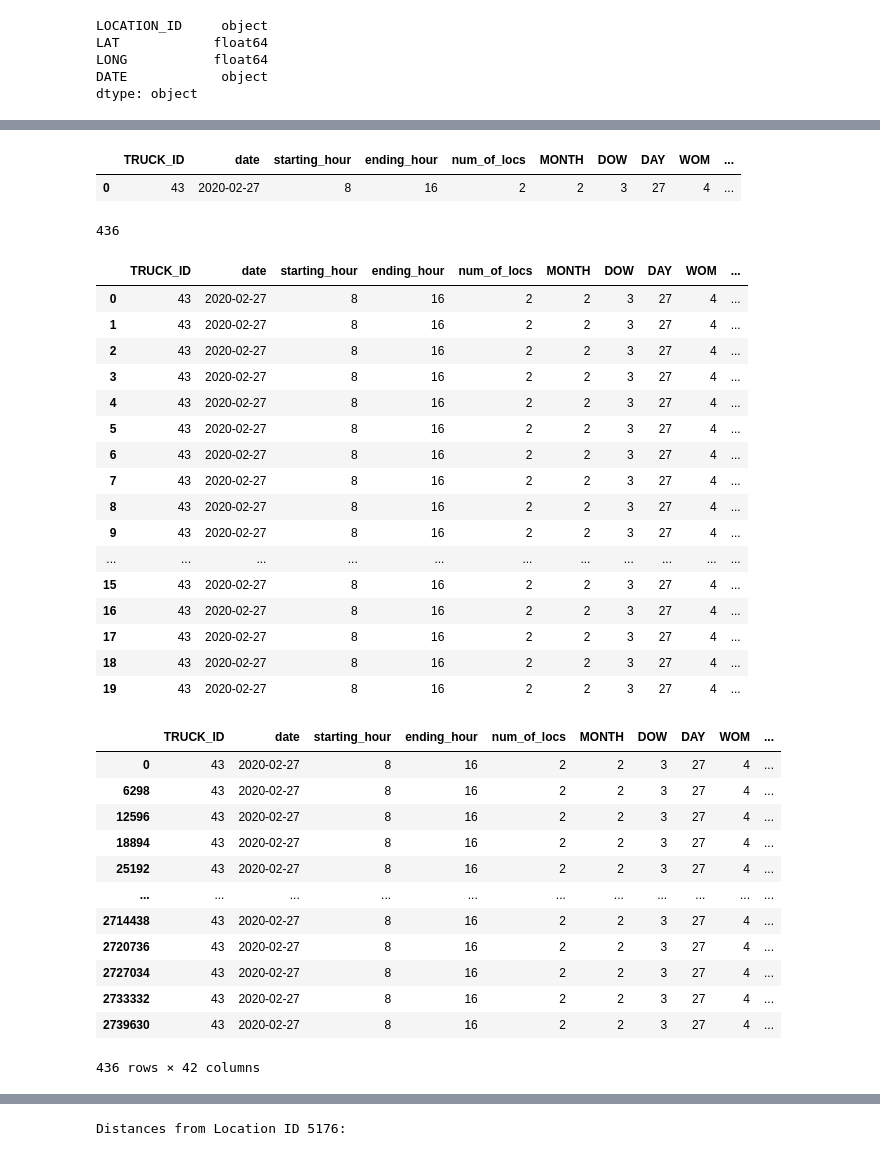
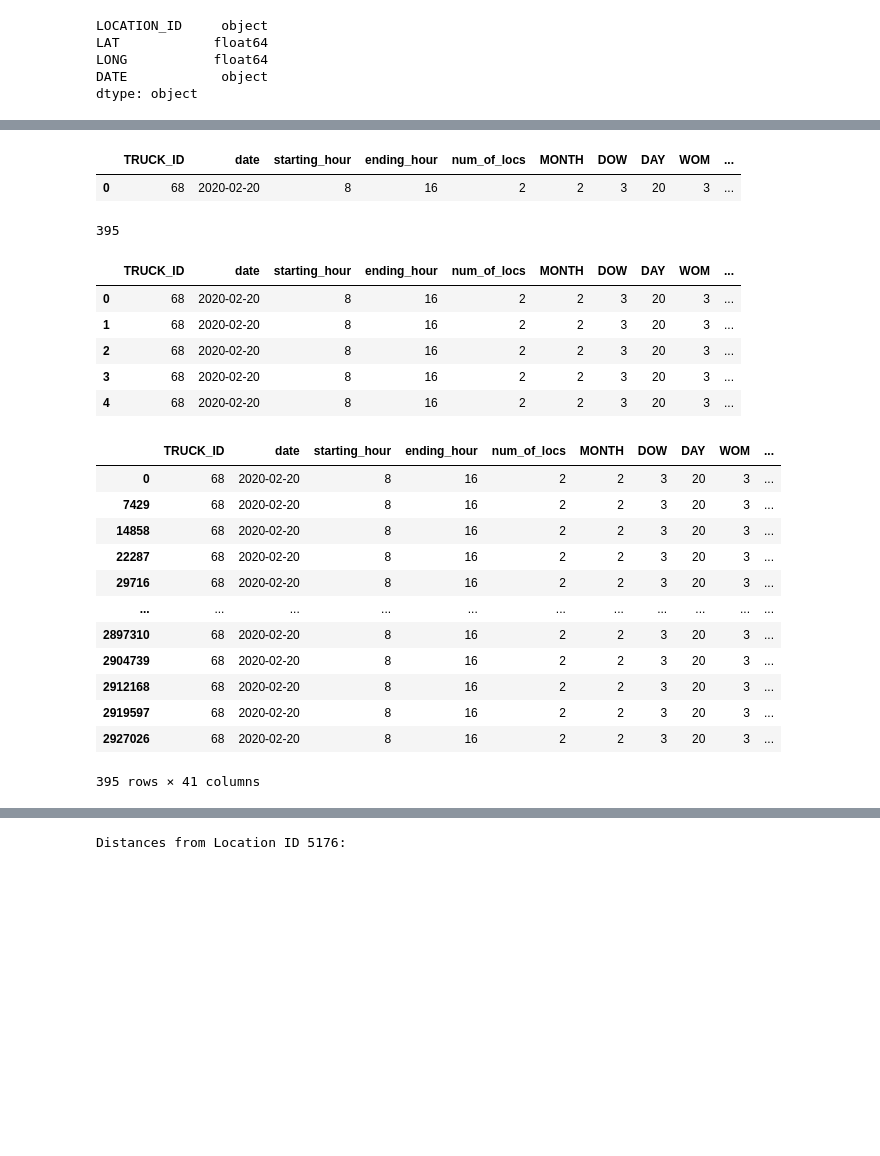
Before and after one commit to jkyxd/ICP_Group3, a Jupyter notebook: Testing File.ipynb, the cells around one changed output, grey strips where cells are left out. Cells and saved outputs as stored; diff of their text form; code cells hidden in the pictures; blank space fills up the shorter version.

```diff
--- a/Testing File.ipynb
+++ b/Testing File.ipynb
@@ -260,8 +234,8 @@ Starting location recommendation
 from datetime import datetime
 
 
-truck_id = 43
-date = '2020-2-27'
+truck_id = 68
+date = '2020-2-20'
 datetime_object = datetime.strptime(date, '%Y-%m-%d')
 starting_hour = 8
 ending_hour = 16
@@ -309,7 +283,7 @@ for holiday in public_holidays:
     wom_mask = (df['date'].dt.day - 1) // 7 + 1 == holiday['WOM'] if holiday['WOM'] is not None else True
 
     mask = month_mask & day_mask & dow_mask & wom_mask
-    df.loc[mask, 'public_holiday'] = 1
+    df.loc[mask, 'PUBLIC_HOLIDAY'] = 1
 
 df.head()
 # %% [output]
@@ -395,34 +359,23 @@ weadf[weadf['LOCATION_ID']==1070].head(10)
 df.head()
 # %% [output]
 |  | TRUCK_ID | date | starting_hour | ending_hour | num_of_locs | MONTH | DOW | DAY | WOM | ... |
-| 0 | 43 | 2020-02-27 | 8 | 16 | 2 | 2 | 3 | 27 | 4 | ... |
+| 0 | 68 | 2020-02-20 | 8 | 16 | 2 | 2 | 3 | 20 | 3 | ... |
 # %%
 df['date']=df['date'].astype('str')
 # %%
 new_df = pd.merge(df, weadf,  how='left', left_on=['date','starting_hour'], right_on = ['DATE','H']).drop_duplicates()
 len(new_df.index)
 # %% [output]
-436
+395
 # %%
-new_df.head(20)
+new_df[new_df['WEATHERCODE']!=0].head()
 # %% [output]
 |  | TRUCK_ID | date | starting_hour | ending_hour | num_of_locs | MONTH | DOW | DAY | WOM | ... |
-| 0 | 43 | 2020-02-27 | 8 | 16 | 2 | 2 | 3 | 27 | 4 | ... |
-| 1 | 43 | 2020-02-27 | 8 | 16 | 2 | 2 | 3 | 27 | 4 | ... |
-| 2 | 43 | 2020-02-27 | 8 | 16 | 2 | 2 | 3 | 27 | 4 | ... |
-| 3 | 43 | 2020-02-27 | 8 | 16 | 2 | 2 | 3 | 27 | 4 | ... |
-| 4 | 43 | 2020-02-27 | 8 | 16 | 2 | 2 | 3 | 27 | 4 | ... |
-| 5 | 43 | 2020-02-27 | 8 | 16 | 2 | 2 | 3 | 27 | 4 | ... |
-| 6 | 43 | 2020-02-27 | 8 | 16 | 2 | 2 | 3 | 27 | 4 | ... |
-| 7 | 43 | 2020-02-27 | 8 | 16 | 2 | 2 | 3 | 27 | 4 | ... |
-| 8 | 43 | 2020-02-27 | 8 | 16 | 2 | 2 | 3 | 27 | 4 | ... |
-| 9 | 43 | 2020-02-27 | 8 | 16 | 2 | 2 | 3 | 27 | 4 | ... |
-| ... | ... | ... | ... | ... | ... | ... | ... | ... | ... | ... |
-| 15 | 43 | 2020-02-27 | 8 | 16 | 2 | 2 | 3 | 27 | 4 | ... |
-| 16 | 43 | 2020-02-27 | 8 | 16 | 2 | 2 | 3 | 27 | 4 | ... |
-| 17 | 43 | 2020-02-27 | 8 | 16 | 2 | 2 | 3 | 27 | 4 | ... |
-| 18 | 43 | 2020-02-27 | 8 | 16 | 2 | 2 | 3 | 27 | 4 | ... |
-| 19 | 43 | 2020-02-27 | 8 | 16 | 2 | 2 | 3 | 27 | 4 | ... |
+| 0 | 68 | 2020-02-20 | 8 | 16 | 2 | 2 | 3 | 20 | 3 | ... |
+| 1 | 68 | 2020-02-20 | 8 | 16 | 2 | 2 | 3 | 20 | 3 | ... |
+| 2 | 68 | 2020-02-20 | 8 | 16 | 2 | 2 | 3 | 20 | 3 | ... |
+| 3 | 68 | 2020-02-20 | 8 | 16 | 2 | 2 | 3 | 20 | 3 | ... |
+| 4 | 68 | 2020-02-20 | 8 | 16 | 2 | 2 | 3 | 20 | 3 | ... |
 # %%
 filtered_df = X_final_scaled[X_final_scaled['TRUCK_ID'] == truck_id]
 filtered_df = filtered_df[['TRUCK_ID', 'MENU_TYPE_GYROS_ENCODED', 'MENU_TYPE_CREPES_ENCODED',
@@ -436,18 +389,18 @@ merge_df
 # 'MONTH','DAY', 'SUM_DAY_OF_WEEK_AVG_CITY_MENU_TYPE', 'SUM_PREV_YEAR_MONTH_SALES_CITY_MENU_TYPE'
 # %% [output]
 |  | TRUCK_ID | date | starting_hour | ending_hour | num_of_locs | MONTH | DOW | DAY | WOM | ... |
-| 0 | 43 | 2020-02-27 | 8 | 16 | 2 | 2 | 3 | 27 | 4 | ... |
-| 6298 | 43 | 2020-02-27 | 8 | 16 | 2 | 2 | 3 | 27 | 4 | ... |
-| 12596 | 43 | 2020-02-27 | 8 | 16 | 2 | 2 | 3 | 27 | 4 | ... |
-| 18894 | 43 | 2020-02-27 | 8 | 16 | 2 | 2 | 3 | 27 | 4 | ... |
-| 25192 | 43 | 2020-02-27 | 8 | 16 | 2 | 2 | 3 | 27 | 4 | ... |
+| 0 | 68 | 2020-02-20 | 8 | 16 | 2 | 2 | 3 | 20 | 3 | ... |
+| 7429 | 68 | 2020-02-20 | 8 | 16 | 2 | 2 | 3 | 20 | 3 | ... |
+| 14858 | 68 | 2020-02-20 | 8 | 16 | 2 | 2 | 3 | 20 | 3 | ... |
+| 22287 | 68 | 2020-02-20 | 8 | 16 | 2 | 2 | 3 | 20 | 3 | ... |
+| 29716 | 68 | 2020-02-20 | 8 | 16 | 2 | 2 | 3 | 20 | 3 | ... |
 | ... | ... | ... | ... | ... | ... | ... | ... | ... | ... | ... |
-| 2714438 | 43 | 2020-02-27 | 8 | 16 | 2 | 2 | 3 | 27 | 4 | ... |
-| 2720736 | 43 | 2020-02-27 | 8 | 16 | 2 | 2 | 3 | 27 | 4 | ... |
-| 2727034 | 43 | 2020-02-27 | 8 | 16 | 2 | 2 | 3 | 27 | 4 | ... |
-| 2733332 | 43 | 2020-02-27 | 8 | 16 | 2 | 2 | 3 | 27 | 4 | ... |
-| 2739630 | 43 | 2020-02-27 | 8 | 16 | 2 | 2 | 3 | 27 | 4 | ... |
+| 2897310 | 68 | 2020-02-20 | 8 | 16 | 2 | 2 | 3 | 20 | 3 | ... |
+| 2904739 | 68 | 2020-02-20 | 8 | 16 | 2 | 2 | 3 | 20 | 3 | ... |
+| 2912168 | 68 | 2020-02-20 | 8 | 16 | 2 | 2 | 3 | 20 | 3 | ... |
+| 2919597 | 68 | 2020-02-20 | 8 | 16 | 2 | 2 | 3 | 20 | 3 | ... |
+| 2927026 | 68 | 2020-02-20 | 8 | 16 | 2 | 2 | 3 | 20 | 3 | ... |
-436 rows × 42 columns
+395 rows × 41 columns
 # %%
 from datetime import timedelta
 filtered_df = X_final_scaled[(X_final_scaled['TRUCK_ID'] == truck_id) & (X_final_scaled['HOUR'] == 8)]
```
Also changed, not shown: parts of 16 cells of this notebook.
